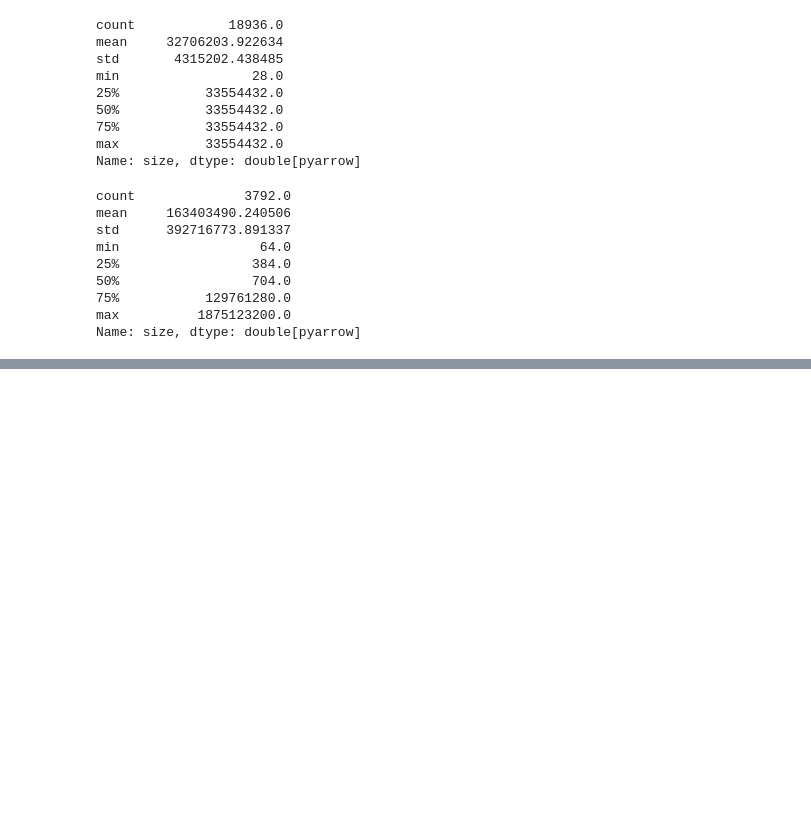
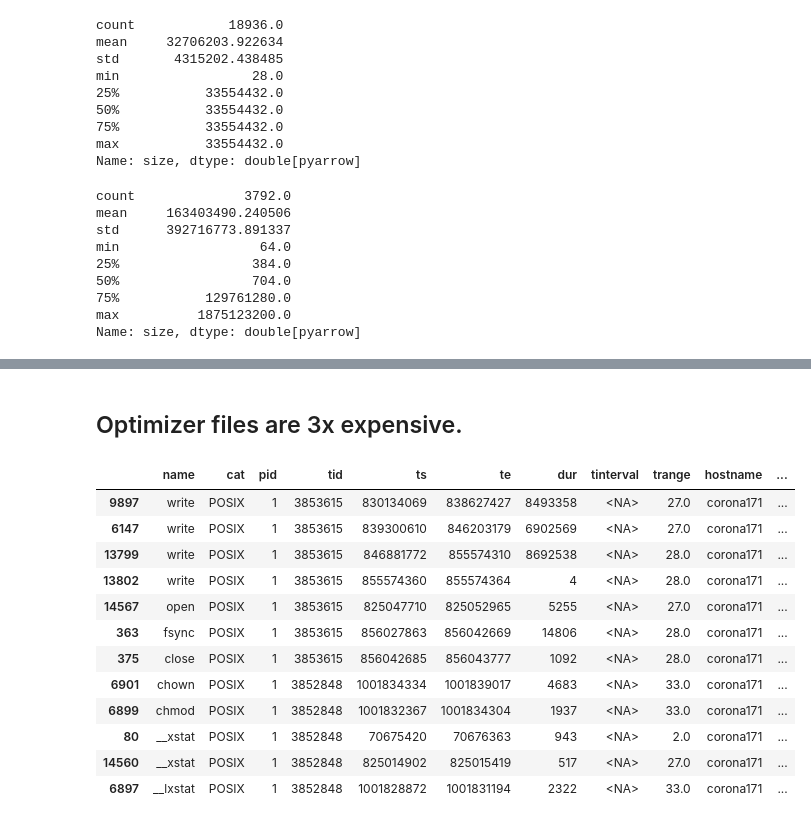
Before and after one commit to hariharan-devarajan/scr-dlio, a Jupyter notebook: examples/scr comparision.ipynb, the cells around one changed output, grey strips where cells are left out. Cells and saved outputs as stored; diff of their text form; code cells hidden in the pictures; blank space fills up the shorter version.

```diff
--- a/examples/scr comparision.ipynb
+++ b/examples/scr comparision.ipynb
@@ -187,0 +311,6 @@ scr_pfs_single_ckp_time, scr_pfs_single_posix_lustre_time, scr_pfs_single_posix_
+# %%
+
+
+# SCR pfs single copy max buffer 1 thread
+filename = "/usr/WS2/haridev/scr-dlio/scripts/hydra_log/scr_megatron_deepspeed/2024-07-01-16-47-05/trace*.pfw.gz"
+analyzer_scr_pfs_single_max_1_thread = DLPAnalyzer(filename).events
@@ -695,0 +1151,18 @@ Name: size, dtype: double[pyarrow]
+# %% [markdown]
+## Optimizer files are 3x expensive.
+# %%
+analyzer_scr_pfs_single_max_1_thread.query("filename == '/p/lustre2/haridev/dlio/scr/checkpoints/scr_megatron_deepspeed_medium/optimizer-1-400-1.pt'").sort_values("name", ascending=False).compute()
+# %% [output]
+|  | name | cat | pid | tid | ts | te | dur | tinterval | trange | hostname | ... |
+| 9897 | write | POSIX | 1 | 3853615 | 830134069 | 838627427 | 8493358 | <NA> | 27.0 | corona171 | ... |
+| 6147 | write | POSIX | 1 | 3853615 | 839300610 | 846203179 | 6902569 | <NA> | 27.0 | corona171 | ... |
+| 13799 | write | POSIX | 1 | 3853615 | 846881772 | 855574310 | 8692538 | <NA> | 28.0 | corona171 | ... |
+| 13802 | write | POSIX | 1 | 3853615 | 855574360 | 855574364 | 4 | <NA> | 28.0 | corona171 | ... |
+| 14567 | open | POSIX | 1 | 3853615 | 825047710 | 825052965 | 5255 | <NA> | 27.0 | corona171 | ... |
+| 363 | fsync | POSIX | 1 | 3853615 | 856027863 | 856042669 | 14806 | <NA> | 28.0 | corona171 | ... |
+| 375 | close | POSIX | 1 | 3853615 | 856042685 | 856043777 | 1092 | <NA> | 28.0 | corona171 | ... |
+| 6901 | chown | POSIX | 1 | 3852848 | 1001834334 | 1001839017 | 4683 | <NA> | 33.0 | corona171 | ... |
+| 6899 | chmod | POSIX | 1 | 3852848 | 1001832367 | 1001834304 | 1937 | <NA> | 33.0 | corona171 | ... |
+| 80 | __xstat | POSIX | 1 | 3852848 | 70675420 | 70676363 | 943 | <NA> | 2.0 | corona171 | ... |
+| 14560 | __xstat | POSIX | 1 | 3852848 | 825014902 | 825015419 | 517 | <NA> | 27.0 | corona171 | ... |
+| 6897 | __lxstat | POSIX | 1 | 3852848 | 1001828872 | 1001831194 | 2322 | <NA> | 33.0 | corona171 | ... |
```
Also changed, not shown: parts of 65 cells of this notebook, 3 other files.
